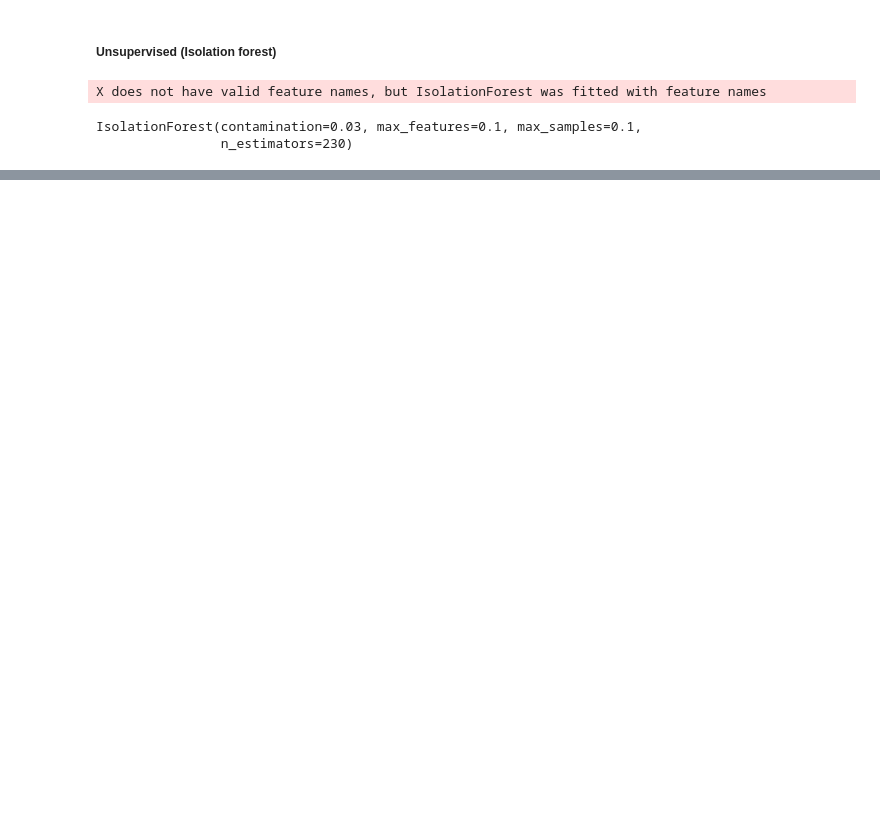
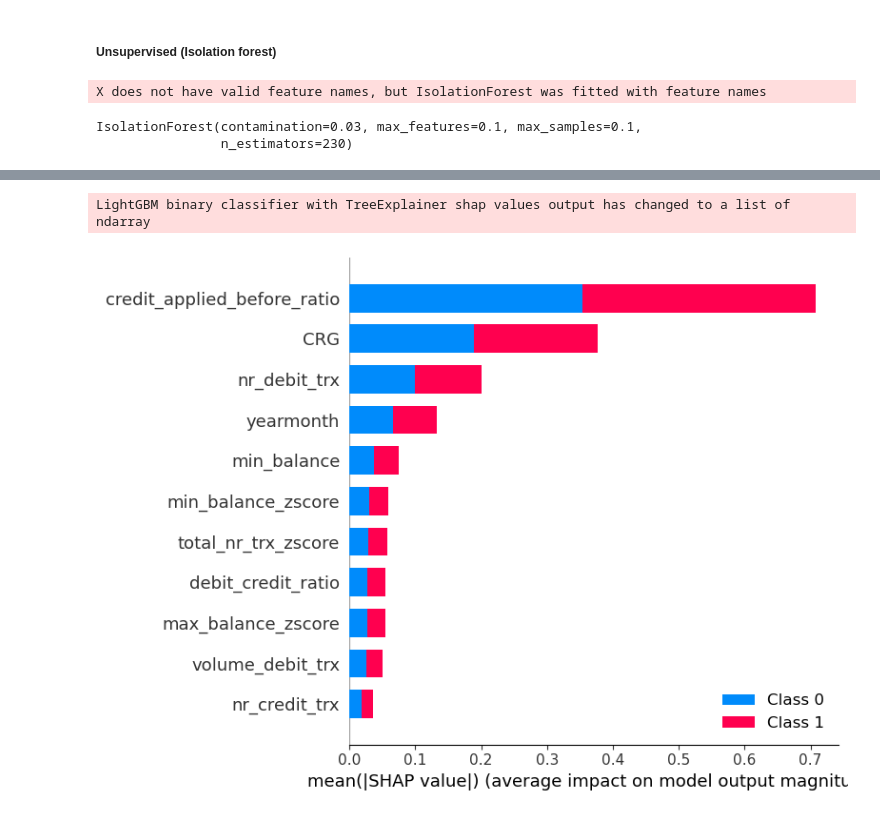
Before and after one commit to vishalraut88/Credit-Loan-application, a Jupyter notebook: Credit Application.ipynb, the cells around one changed output, grey strips where cells are left out. Cells and saved outputs as stored; diff of their text form; code cells hidden in the pictures; blank space fills up the shorter version.

```diff
--- a/Credit Application.ipynb
+++ b/Credit Application.ipynb
@@ -751,0 +755,13 @@ pickle.dump(model_iso,open('output files/model_iso.pkl','wb'))
+# %%
+X_train_org,X_train,X_val,X_test,y_train_org,y_train,y_test,y_val=Split_data(df_complete_data)
+# %%
+
+params_scope = {
+    'learning_rate': hp.uniform('learning_rate', 0.001, 0.1),
+    'num_leaves': hp.quniform('num_leaves', 2, 15, 1),
+    'n_estimators': hp.quniform('n_estimators', 10, 500, 10),
+    'scale_pos_weight': hp.quniform('scale_pos_weight', 5, 100, 5),
+    'reg_lambda ': hp.uniform('reg_lambda', 10.00, 100.0),
+    'pos_bagging_fraction': hp.uniform('pos_bagging_fraction', 0.0, 1.0),
+    'max_bin': hp.quniform('max_bin', 16, 256, 16)
+                            }
@@ -751,0 +770,4 @@ pickle.dump(model_iso,open('output files/model_iso.pkl','wb'))
+# %%
+X_train.drop(['max_balance', 'volume_credit_trx',
+       'nr_debit_trx_zscore', 'volume_debit_trx_zscore',
+       'nr_credit_trx_zscore', 'volume_credit_trx_zscore','total_nr_trx'],axis=1,inplace=True)
@@ -751,0 +782,7 @@ pickle.dump(model_iso,open('output files/model_iso.pkl','wb'))
+# %%
+model_new,initial_params = feature_imp_lgbm(X_train,y_train,X_val,y_val,params_scope)
+feature_imp_df = pd.DataFrame(data={'feature_name':model_new.feature_name_,
+                   'feature_importance':model_new.feature_importances_},
+
+            )
+feature_imp_df.sort_values(by="feature_importance",ascending=False,inplace=True)
@@ -751,0 +808,8 @@ pickle.dump(model_iso,open('output files/model_iso.pkl','wb'))
+# %%
+import shap
+explainer = shap.TreeExplainer(model_new)
+shap_values = explainer.shap_values(X_val[X_train.columns])
+shap.summary_plot(shap_values, X_val[X_train.columns], plot_type="bar")
+# %% [output]
+LightGBM binary classifier with TreeExplainer shap values output has changed to a list of ndarray
+[figure, added]
```
Also changed, not shown: parts of 65 cells of this notebook, 2 other files.
